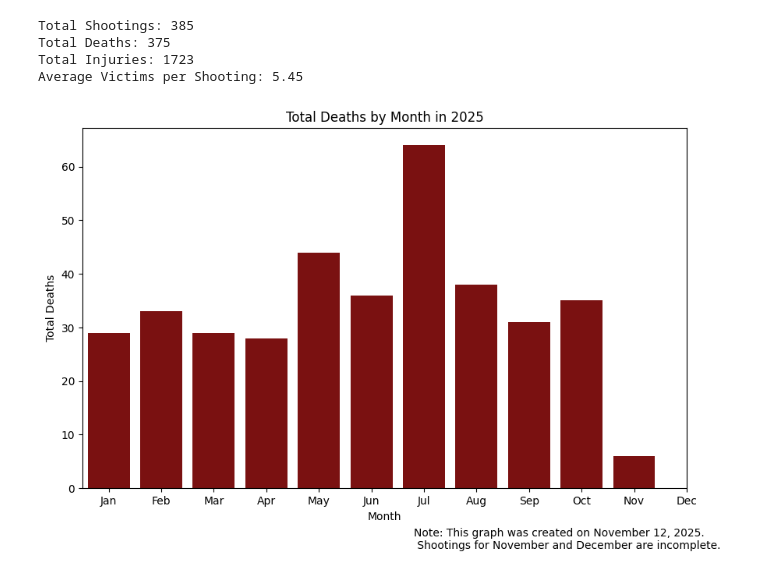
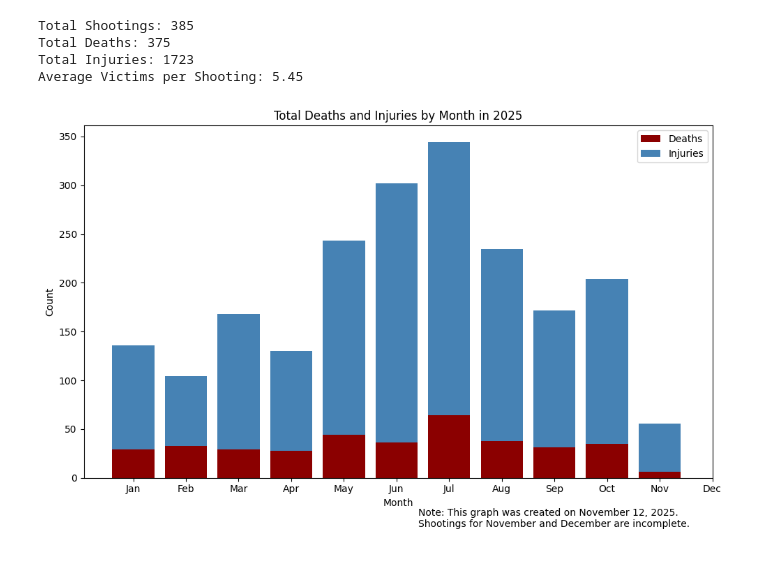
Before and after one commit to ella-walker/Data-Acquisition-Blog, a Jupyter notebook: data-analysis.ipynb, the cells around one changed output. Saved outputs shown, nothing was run; the diff lists cells and outputs as text; code cells hidden in the pictures.

```diff
--- a/data-analysis.ipynb
+++ b/data-analysis.ipynb
@@ -155,20 +183,34 @@ Average Victims per Shooting: 5.45
 # %%
-# Summary graphics
+import pandas as pd
 import matplotlib.pyplot as plt
-import seaborn as sns
 
-# Plot total deaths by month
+# Prepare data
 df['Month'] = pd.to_datetime(df['Date']).dt.month
-monthly_deaths = df.groupby('Month')['Total Deaths'].sum().reset_index()
-plt.figure(figsize=(10, 6))
-sns.barplot(x='Month', y='Total Deaths', data=monthly_deaths, color='DarkRed')
-plt.title('Total Deaths by Month in 2025')
+monthly = df.groupby('Month')[['Total Deaths', 'Total Injuries']].sum().reset_index()
+
+# Plot stacked bars
+fig, ax = plt.subplots(figsize=(10, 6))
+
+# Plot deaths
+ax.bar(monthly['Month'], monthly['Total Deaths'], color='DarkRed', label='Deaths')
+
+# Plot injuries on top
+ax.bar(monthly['Month'], monthly['Total Injuries'],
+       bottom=monthly['Total Deaths'], color='SteelBlue', label='Injuries')
+
+# Labels and title
+ax.set_title('Total Deaths and Injuries by Month in 2025')
+ax.set_xlabel('Month')
+ax.set_ylabel('Count')
+ax.set_xticks(range(1, 13))
+ax.set_xticklabels(['Jan','Feb','Mar','Apr','May','Jun','Jul','Aug','Sep','Oct','Nov','Dec'])
+ax.legend()
+
+# Note below plot
 plt.figtext(0.55, -0.02,
-            f"Note: This graph was created on November 12, 2025.\n Shootings for November and December are incomplete.")
-plt.xlabel('Month')
-plt.ylabel('Total Deaths')
-plt.xticks(range(0, 12),
-           ['Jan', 'Feb', 'Mar', 'Apr', 'May', 'Jun', 'Jul', 'Aug', 'Sep', 'Oct', 'Nov', 'Dec'])
+            "Note: This graph was created on November 12, 2025.\nShootings for November and December are incomplete.")
+
+plt.tight_layout()
 plt.show()
 # %% [output]
-[figure, old version]
+[figure, new version]
```
Also changed, not shown: parts of 2 cells of this notebook, 4 other files.
